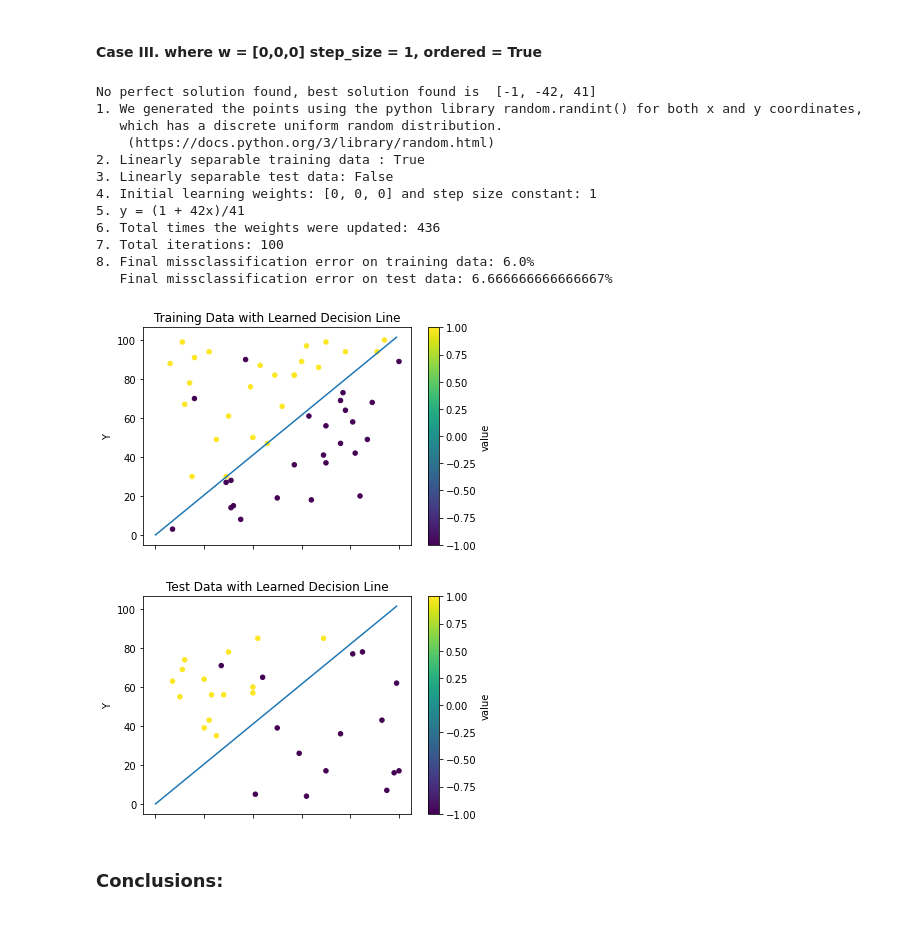
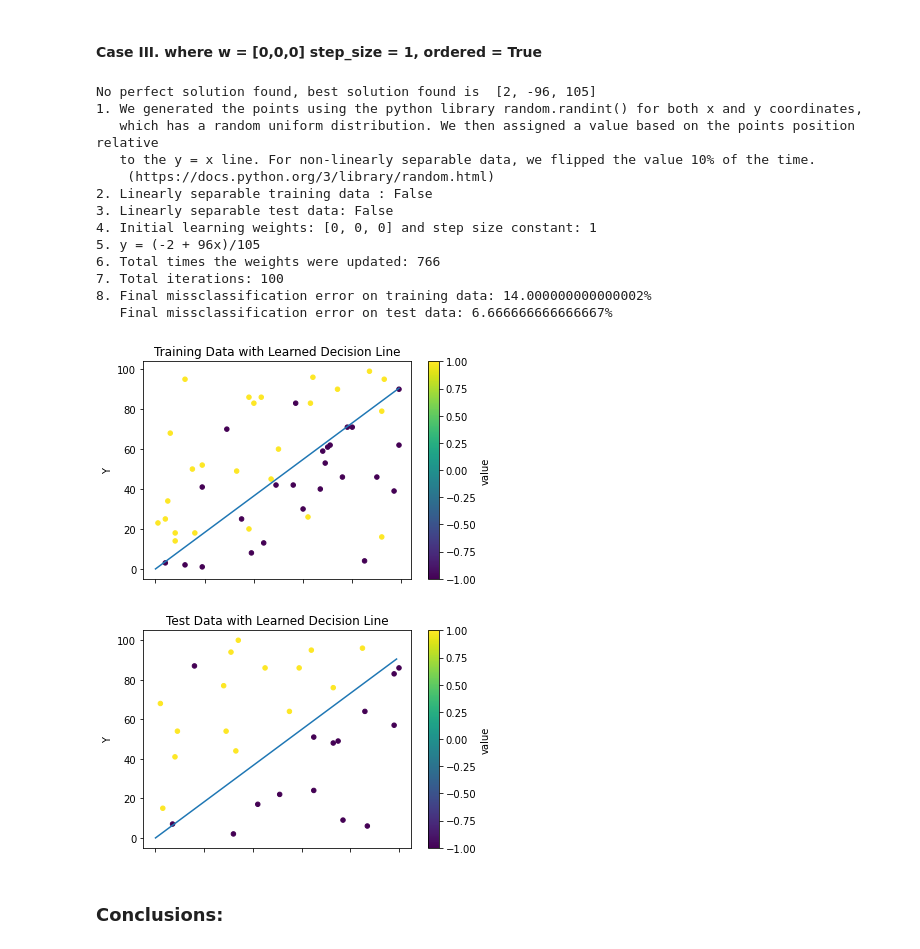
Before and after one commit to LioraW/PLA-Algorithm, a Jupyter notebook: project1.ipynb, the cells around one changed output. Saved outputs shown, nothing was run; the diff lists cells and outputs as text; code cells hidden in the pictures.

```diff
--- a/project1.ipynb
+++ b/project1.ipynb
@@ -15,7 +15,7 @@ import time
 
 random.seed(time.time())
 
-def generate_data(size, linearly_separable=True, min_dist_btwn_points=0):
+def generate_data(size, linearly_separable=True):
     data = [[0 for x in range(2)] for y in range(size)]
 
     num_pos, num_neg = 0, 0
@@ -25,11 +25,6 @@ def generate_data(size, linearly_separable=True, min_dist_btwn_points=0):
         # Create random data point
         data[i][0] = random.randint(1,100)
         data[i][1] = random.randint(1,100)
-
-        # Create optional distance between classes
-        while(abs(data[i][0] - data[i][1]) <= min_dist_btwn_points):
-            data[i][0] = random.randint(1,100)
-            data[i][1] = random.randint(1,100)
 
         # Make sure there are equal amounts in each class
         while(num_pos >= (size / 2) and data[i][0] < data[i][1]):
@@ -460,36 +456,37 @@ No perfect solution found, best solution found is  [-2, -84, 84]
 # %%
 #Variables
 passes = 100
 step_size = 1
 w = [0,0,0]
 
 # Order
 ordered_points, ordered_values = sep_data(order(tr_data_nls))
 
 #Run PLA
 result, updates, iterations = pla(ordered_points, ordered_values, passes, step_size, w)
 
 plot_data(tr_data_nls, 'Training Data with Learned Decision Line', result)
 plot_data(test_data, 'Test Data with Learned Decision Line', result)
-print_stats(True, False, w, step_size, result, updates, iterations, accuracy(result, tr_data_nls), accuracy(result, test_data))
+print_stats(False, False, w, step_size, result, updates, iterations, accuracy(result, tr_data_nls), accuracy(result, test_data))
 
 #save result
 case_III = result
 # %% [output]
-No perfect solution found, best solution found is  [-1, -42, 41]
+No perfect solution found, best solution found is  [2, -96, 105]
 1. We generated the points using the python library random.randint() for both x and y coordinates,
-   which has a discrete uniform random distribution.
+   which has a random uniform distribution. We then assigned a value based on the points position relative
+   to the y = x line. For non-linearly separable data, we flipped the value 10% of the time.
     (https://docs.python.org/3/library/random.html)
-2. Linearly separable training data : True
+2. Linearly separable training data : False
 3. Linearly separable test data: False
 4. Initial learning weights: [0, 0, 0] and step size constant: 1
-5. y = (1 + 42x)/41
-6. Total times the weights were updated: 436
+5. y = (-2 + 96x)/105
+6. Total times the weights were updated: 766
 7. Total iterations: 100
-8. Final missclassification error on training data: 6.0%
+8. Final missclassification error on training data: 14.000000000000002%
    Final missclassification error on test data: 6.666666666666667%
-[figure, old version]
+[figure, new version]
-[figure, old version]
+[figure, new version]
 # %% [markdown]
 <h3>Conclusions:</h3>
 # %%
```
Also changed, not shown: parts of 11 cells of this notebook.
